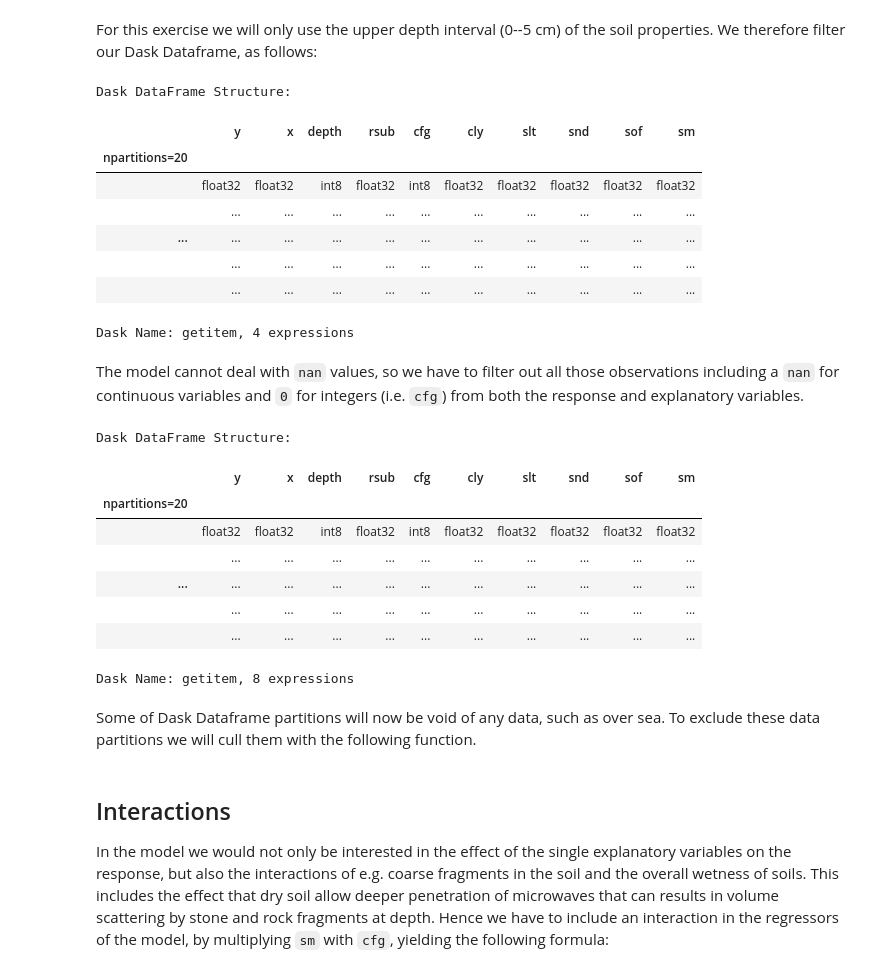
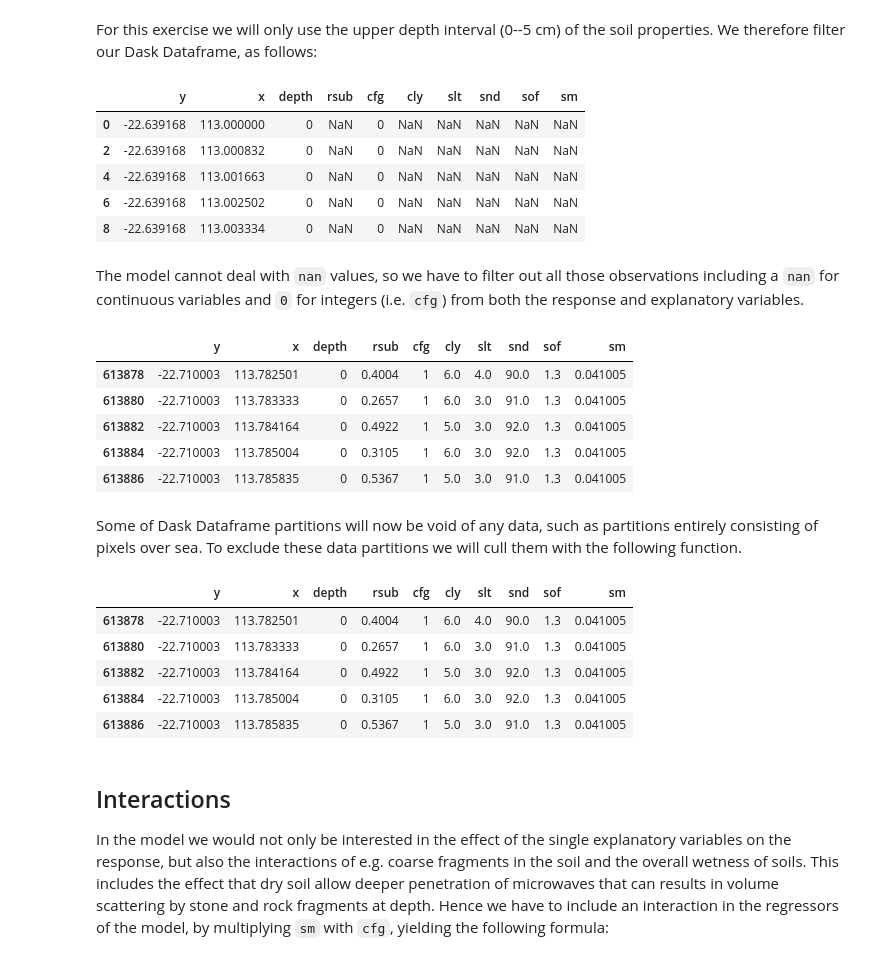
Before and after one commit to MartinSchobben/big_eo_models, a Jupyter notebook: 01_multiple-regression.ipynb, the cells around one changed output. Cells and saved outputs as stored; diff of their text form; code cells hidden in the pictures.

```diff
--- a/01_multiple-regression.ipynb
+++ b/01_multiple-regression.ipynb
@@ -32,5 +38,5 @@ This data has already been collected in a Parquet data structure and can be load
 # %%
-soil_df = dd.read_parquet("/data/rsub-slga-era5/S1_ERA5L_CRRL/CRRL-SIG0-ERA5L/V1M0R1/EQUI7_OC020M")
+soil_df = dd.read_parquet("/data/rsub-slga-era5/S1_ERA5L_CRRL/CRRL-SIG0-ERA5L/V1M0R1/EQUI7_OC020M/")
 soil_df
 # %% [output]
 Dask DataFrame Structure:
@@ -109,36 +141,30 @@ RES_VARIABLE = "rsub"
 # %% [markdown]
 For this exercise we will only use the upper depth interval  (0--5 cm) of the soil properties. We therefore filter our Dask Dataframe, as follows:
 # %%
-soil_df = soil_df[soil_df.depth==0]
-soil_df
+soil_df = soil_df[soil_df.depth == 0]
+soil_df.head()
 # %% [output]
-Dask DataFrame Structure:
 |  | y | x | depth | rsub | cfg | cly | slt | snd | sof | sm |
-| npartitions=20 |  |  |  |  |  |  |  |  |  |  |
-|  | float32 | float32 | int8 | float32 | int8 | float32 | float32 | float32 | float32 | float32 |
-|  | ... | ... | ... | ... | ... | ... | ... | ... | ... | ... |
-| ... | ... | ... | ... | ... | ... | ... | ... | ... | ... | ... |
-|  | ... | ... | ... | ... | ... | ... | ... | ... | ... | ... |
-|  | ... | ... | ... | ... | ... | ... | ... | ... | ... | ... |
+| 0 | -22.639168 | 113.000000 | 0 | NaN | 0 | NaN | NaN | NaN | NaN | NaN |
+| 2 | -22.639168 | 113.000832 | 0 | NaN | 0 | NaN | NaN | NaN | NaN | NaN |
+| 4 | -22.639168 | 113.001663 | 0 | NaN | 0 | NaN | NaN | NaN | NaN | NaN |
+| 6 | -22.639168 | 113.002502 | 0 | NaN | 0 | NaN | NaN | NaN | NaN | NaN |
+| 8 | -22.639168 | 113.003334 | 0 | NaN | 0 | NaN | NaN | NaN | NaN | NaN |
-Dask Name: getitem, 4 expressions
 # %% [markdown]
 The model cannot deal with `nan` values, so we have to filter out all those observations including a `nan` for continuous variables and `0` for integers (i.e. `cfg`) from both the response and explanatory variables.
 # %%
 soil_df = soil_df.dropna()
 soil_df = soil_df[soil_df.cfg != 0]
-soil_df
+soil_df.head()
 # %% [output]
-Dask DataFrame Structure:
 |  | y | x | depth | rsub | cfg | cly | slt | snd | sof | sm |
-| npartitions=20 |  |  |  |  |  |  |  |  |  |  |
-|  | float32 | float32 | int8 | float32 | int8 | float32 | float32 | float32 | float32 | float32 |
-|  | ... | ... | ... | ... | ... | ... | ... | ... | ... | ... |
-| ... | ... | ... | ... | ... | ... | ... | ... | ... | ... | ... |
-|  | ... | ... | ... | ... | ... | ... | ... | ... | ... | ... |
-|  | ... | ... | ... | ... | ... | ... | ... | ... | ... | ... |
+| 613878 | -22.710003 | 113.782501 | 0 | 0.4004 | 1 | 6.0 | 4.0 | 90.0 | 1.3 | 0.041005 |
+| 613880 | -22.710003 | 113.783333 | 0 | 0.2657 | 1 | 6.0 | 3.0 | 91.0 | 1.3 | 0.041005 |
+| 613882 | -22.710003 | 113.784164 | 0 | 0.4922 | 1 | 5.0 | 3.0 | 92.0 | 1.3 | 0.041005 |
+| 613884 | -22.710003 | 113.785004 | 0 | 0.3105 | 1 | 6.0 | 3.0 | 92.0 | 1.3 | 0.041005 |
+| 613886 | -22.710003 | 113.785835 | 0 | 0.5367 | 1 | 5.0 | 3.0 | 91.0 | 1.3 | 0.041005 |
-Dask Name: getitem, 8 expressions
 # %% [markdown]
-Some of Dask Dataframe partitions will now be void of any data, such as over sea. To exclude these data partitions we will cull them with the following function.
+Some of Dask Dataframe partitions will now be void of any data, such as partitions entirely consisting of pixels over sea. To exclude these data partitions we will cull them with the following function.
 # %%
 def cull_empty_partitions(df):
     ll = list(df.map_partitions(len).compute())
@@ -155,6 +181,14 @@ def cull_empty_partitions(df):
     return df
 
 soil_df = cull_empty_partitions(soil_df)
+soil_df.head()
+# %% [output]
+|  | y | x | depth | rsub | cfg | cly | slt | snd | sof | sm |
+| 613878 | -22.710003 | 113.782501 | 0 | 0.4004 | 1 | 6.0 | 4.0 | 90.0 | 1.3 | 0.041005 |
+| 613880 | -22.710003 | 113.783333 | 0 | 0.2657 | 1 | 6.0 | 3.0 | 91.0 | 1.3 | 0.041005 |
+| 613882 | -22.710003 | 113.784164 | 0 | 0.4922 | 1 | 5.0 | 3.0 | 92.0 | 1.3 | 0.041005 |
+| 613884 | -22.710003 | 113.785004 | 0 | 0.3105 | 1 | 6.0 | 3.0 | 92.0 | 1.3 | 0.041005 |
+| 613886 | -22.710003 | 113.785835 | 0 | 0.5367 | 1 | 5.0 | 3.0 | 91.0 | 1.3 | 0.041005 |
 # %% [markdown]
 ## Interactions
 
```
Also changed, not shown: parts of 19 cells of this notebook, 1 other file.
